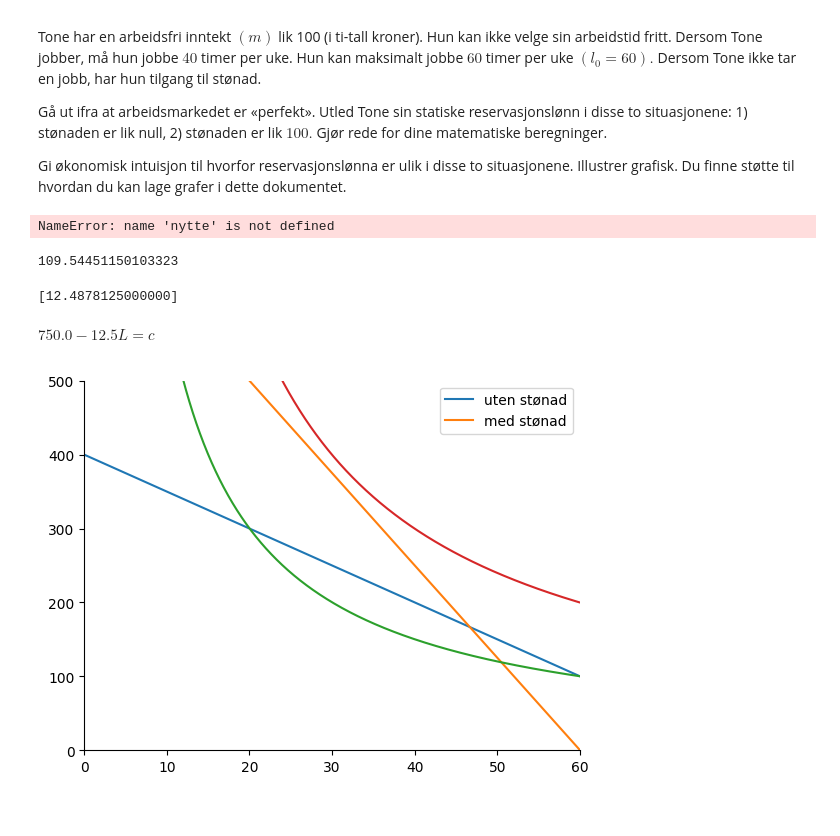
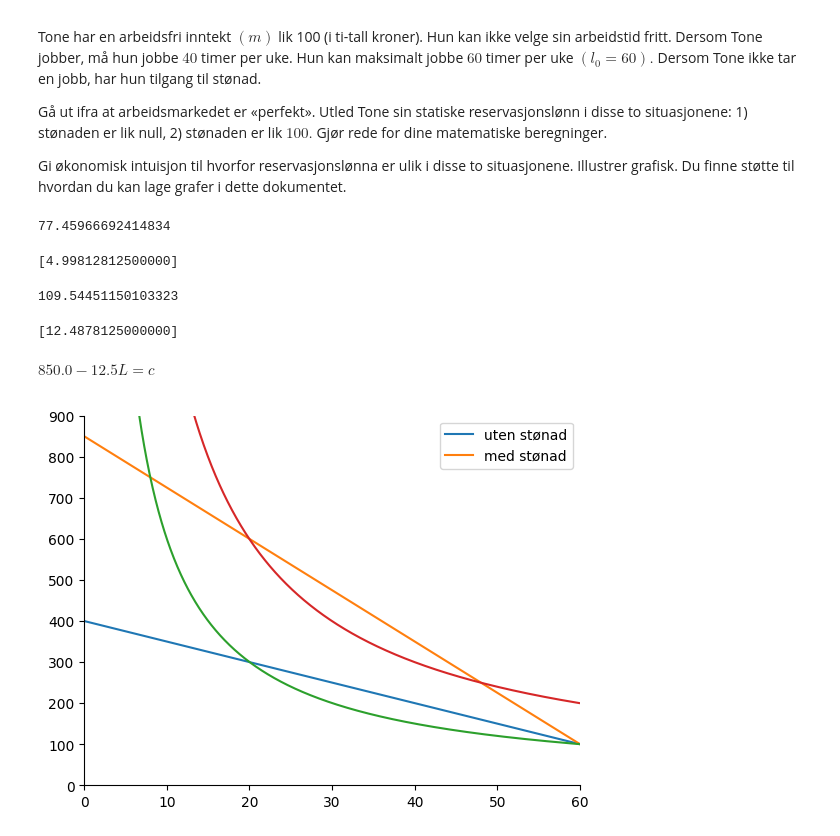
Before and after one commit to loopdiggaz/SOK2008, a Jupyter notebook: kladd.ipynb, the cells around one changed output. Saved outputs shown, nothing was run; the diff lists cells and outputs as text; code cells hidden in the pictures.

```diff
--- a/kladd.ipynb
+++ b/kladd.ipynb
@@ -18,19 +18,23 @@ from matplotlib import pyplot as plt
 
 # symboler jeg kan få bruk for:
 
-C,c,l,a,b,u,u_0,w = sp.symbols('C c l a b u u_0 w')
+C,c,l,L,a,b,u,u_0,w = sp.symbols('C c l L a b u u_0 w')
 # %%
 # Stønad er lik 0
 
+def nytte(c,l):
+    return c**0.5*l**0.5
+
 display(nytte(100,60))
 
-eq = sp.Eq((100+w*40)**0.5*(60-40)**0.5,77.5)
+eq = sp.Eq((100+w*40)**0.5*(60-40)**0.5,77.45)
 
 eq_sol = sp.solve(eq,w)
 
 eq_sol
 # %% [output]
-NameError: name 'nytte' is not defined
+77.45966692414834
+[4.99812812500000]
 # %%
 # Stønad er lik 100
 
@@ -51,38 +55,39 @@ fig , ax = plt.subplots()
 ax.spines['right'].set_color('none')
 ax.spines['top'].set_color('none')
 ax.set_xlim(0,60)
-ax.set_ylim(0,500)
+ax.set_ylim(0,900)
+
 
 # Budsjett med støtte
 budsjett = sp.Eq(100+5*(60-L),c)
 
 def budsjett(L):
     return 400 - 5*L
 
 # Budsjett uten støtte
-budsjett2 = sp.Eq(12.5*(60-L),c)
+budsjett2 = sp.Eq(100 + 12.5*(60-L),c)
 
 display(budsjett2)
 
 def budsjett2(L):
-    return 750 - 12.5*L
+    return 850 - 12.5*L
 
 ax.plot(L_0,budsjett(L_0), label = 'uten stønad')
 ax.plot(L_0,budsjett2(L_0), label = 'med stønad')
 ax.legend(loc = 'best')
 
 u = C**a*L**b
 
 # Løser med hensyn på L
 L_ind_sol=sp.solve(u-u_0,L)[0]
 L_ind_sol
 
 # Må gjøre om for å plotte
 indiff_L=sp.lambdify((u_0,a,b,C), L_ind_sol)
 indiff_L(u_0,a,b,C)
 
 ax.plot(L_0, indiff_L(77.5,0.5,0.5,L_0))
 ax.plot(L_0, indiff_L(109.5,0.5,0.5,L_0));
 # %% [output]
-$\displaystyle 750.0 - 12.5 L = c$
+$\displaystyle 850.0 - 12.5 L = c$
-[figure, old version]
+[figure, new version]
```
